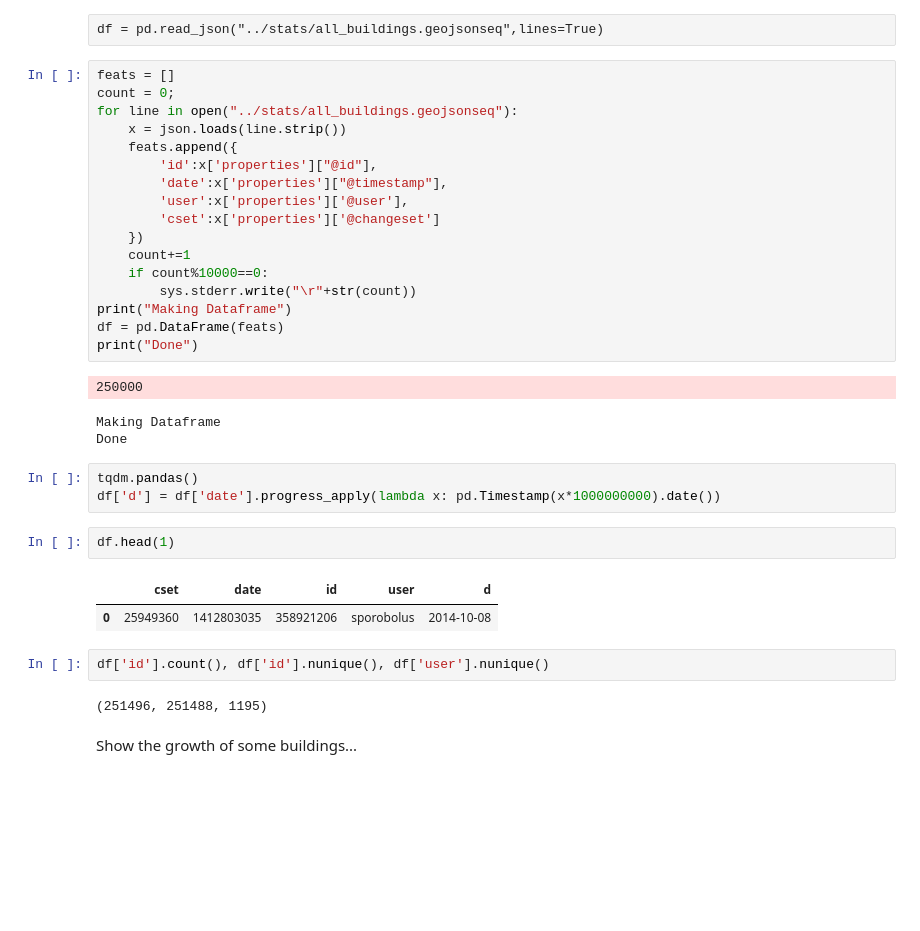
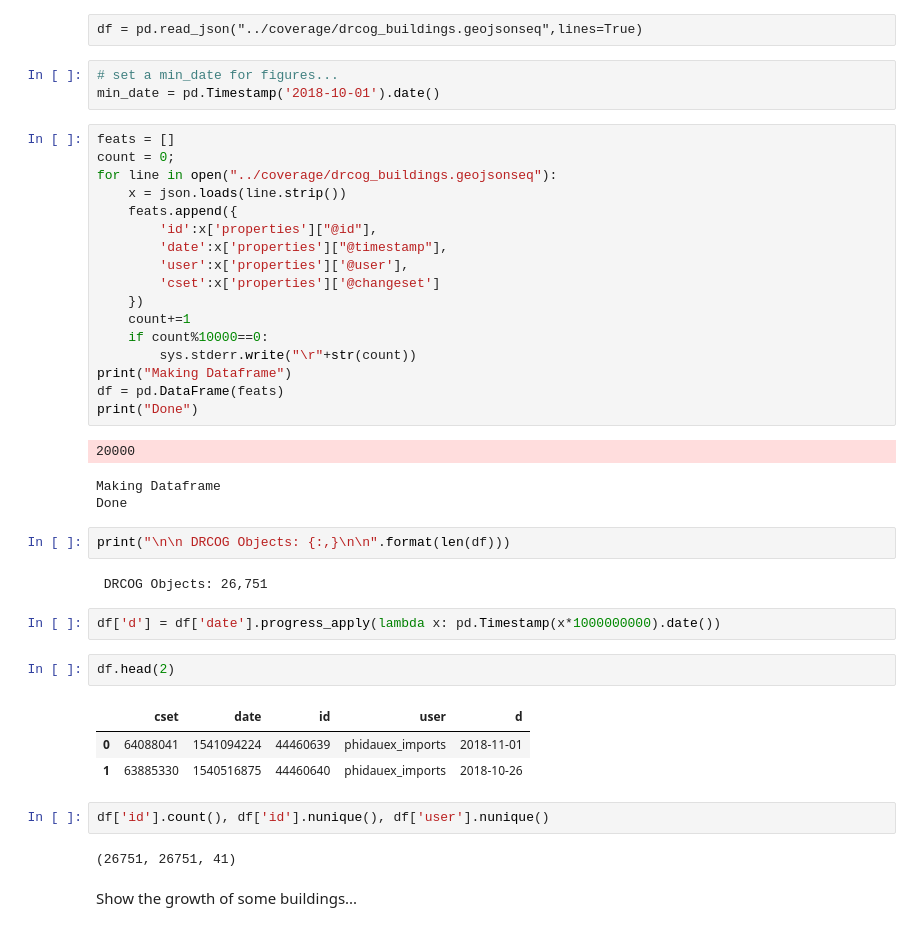
Before and after one commit to jenningsanderson/drcog, a Jupyter notebook: analysis/Building Stats form GeoJSONSeq.ipynb, the cells around one changed output. Cells and saved outputs as stored; diff of their text form; blank space fills up the shorter version.

```diff
--- a/analysis/Building Stats form GeoJSONSeq.ipynb
+++ b/analysis/Building Stats form GeoJSONSeq.ipynb
@@ -12,10 +13,13 @@ import matplotlib.ticker
 %matplotlib inline
 # %% [raw]
-df = pd.read_json("../stats/all_buildings.geojsonseq",lines=True)
+df = pd.read_json("../coverage/drcog_buildings.geojsonseq",lines=True)
+# %%
+# set a min_date for figures...
+min_date = pd.Timestamp('2018-10-01').date()
 # %%
 feats = []
 count = 0;
-for line in open("../stats/all_buildings.geojsonseq"):
+for line in open("../coverage/drcog_buildings.geojsonseq"):
     x = json.loads(line.strip())
     feats.append({
         'id':x['properties']["@id"],
@@ -30,21 +34,25 @@ print("Making Dataframe")
 df = pd.DataFrame(feats)
 print("Done")
 # %% [output]
-250000
+20000
 Making Dataframe
 Done
+# %%
+print("\n\n DRCOG Objects: {:,}\n\n".format(len(df)))
+# %% [output]
+ DRCOG Objects: 26,751
 # %%
-tqdm.pandas()
 df['d'] = df['date'].progress_apply(lambda x: pd.Timestamp(x*1000000000).date())
 # %%
-df.head(1)
+df.head(2)
 # %% [output]
 |  | cset | date | id | user | d |
-| 0 | 25949360 | 1412803035 | 358921206 | sporobolus | 2014-10-08 |
+| 0 | 64088041 | 1541094224 | 44460639 | phidauex_imports | 2018-11-01 |
+| 1 | 63885330 | 1540516875 | 44460640 | phidauex_imports | 2018-10-26 |
 # %%
 df['id'].count(), df['id'].nunique(), df['user'].nunique()
 # %% [output]
-(251496, 251488, 1195)
+(26751, 26751, 41)
 # %% [markdown]
 Show the growth of some buildings...
 # %%
```
Also changed, not shown: parts of 25 cells of this notebook, 10 other files.
